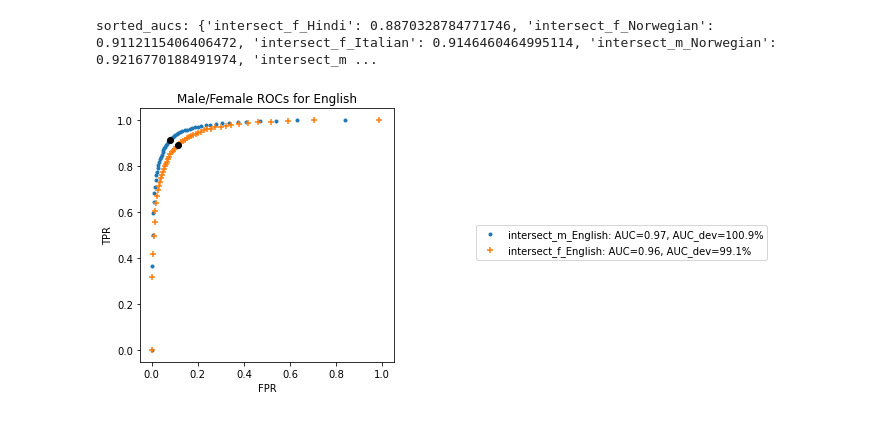
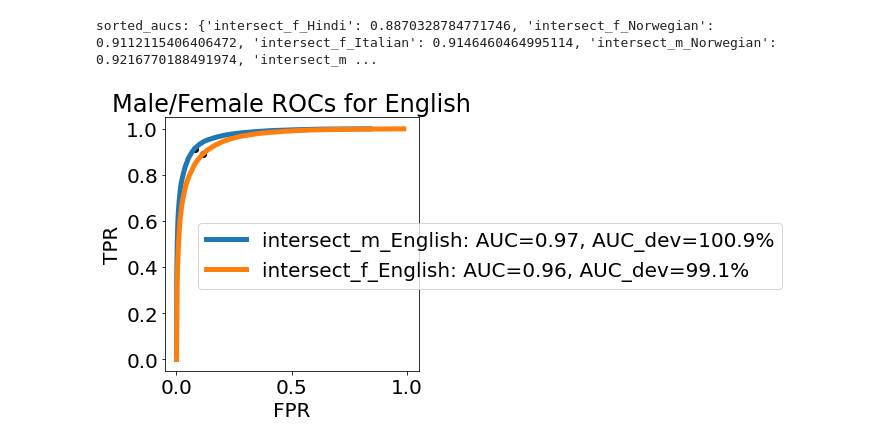
Before and after one commit to mmwebster/voxceleb-fairness, a Jupyter notebook: components/analysis/intersection/analyze_roc_intersect_native_lang.ipynb, the cells around one changed output. Cells and saved outputs as stored; diff of their text form; code cells hidden in the pictures.

```diff
--- a/components/analysis/intersection/analyze_roc_intersect_native_lang.ipynb
+++ b/components/analysis/intersection/analyze_roc_intersect_native_lang.ipynb
@@ -85,14 +86,17 @@ def add_roc_to_plot(ax, tpr, fpr, thresholds, auc, auc_dev, name):
 
     # plot roc
     n_plot_points = 50
-    s = 350
+    s = 150
     skip_interval = int(len(fpr)/n_plot_points)
 
     #auc = round(metrics.auc(fpr, tpr), 2)
 
-    ax.scatter(fpr[::skip_interval], tpr[::skip_interval],
-               label=f"{name}: AUC={round(auc,2)}, AUC_dev={round(auc_dev*100,1)}%",
-               marker=next(markers))#, s=s)
+#     ax.scatter(fpr[::skip_interval], tpr[::skip_interval],
+#                label=f"{name}: AUC={round(auc,2)}, AUC_dev={round(auc_dev*100,1)}%",
+#                marker='.', s=s)
+    ax.plot(fpr[::skip_interval], tpr[::skip_interval],
+           label=f"{name}: AUC={round(auc,2)}, AUC_dev={round(auc_dev*100,1)}%", linewidth=5)
+           #marker='.', s=s)
     # plot optimal point for equal error
     ax.scatter(fpr[best_equal_error], tpr[best_equal_error], marker='o',
                color='black')#, s=s)
@@ -145,34 +149,99 @@ def plot_roc_by_gender(results, intersections_values, save_path):
             fig.legend(loc='center right')
 
             save_name = plt_name.replace('/','_').replace(' ', '_')
             plt.savefig(os.path.join(save_path, save_name))
             plt.show()
 
+# extract AUC value from label
+def auc_from_label(label):
+    m = re.search('.*AUC=(.*),.*', label)
+    if m:
+        return float(m.group(1))
+    return 0
+
+# @brief Plot roc curve from intersection names
+def plot_roc_by_native_lang(results, intersections_values, save_path):
+    n_roc_per_gender = int(len(intersections_values)/2)
+    # add male/female pairs to plots
+    for i in range(0, len(intersections_values), n_roc_per_gender):
+        all_plot_metrics = {}
+        auc_sum = 0
+
+        # get roc data from json dict and queue metrics to plot
+        keys = intersections_values[i:i+n_roc_per_gender]
+
+        # queue male and female metrics for plotting
+        for key in keys:
+            intersection_name = f"intersect_{'_'.join(key)}"
+            exists, series_plot_metrics = get_roc_data_by_key(results, intersection_name)
+            if exists:
+                auc = metrics.auc(series_plot_metrics[1], series_plot_metrics[0])
+                all_plot_metrics[intersection_name] = [*series_plot_metrics, auc]
+                auc_sum += auc
+
+        # add difference from avg AUC for each ROC to plot
+        if len(all_plot_metrics) > 0:
+            auc_avg = auc_sum / len(all_plot_metrics)
+            for key in all_plot_metrics.keys():
+                # append deviation from average
+                _, _, _, auc = all_plot_metrics[key]
+                all_plot_metrics[key] = [*all_plot_metrics[key], auc / auc_avg]
+
+        if len(all_plot_metrics) > 0:
+            #print(f"plotmetrics contains {len(all_plot_metrics)}")
+            fig = plt.figure(figsize=(20,20))
+            ax = fig.add_subplot(121)
+            aucs = []
+
+            for i, (key, series_plot_metrics) in enumerate(all_plot_metrics.items()):
+                aucs.append(add_roc_to_plot(ax, *series_plot_metrics, key))
+
+            plt_name = f"Native Language ROCs for {keys[0][0]}"
+            plt.title(plt_name)
+            plt.xlim((-.05, 1.05))
+
+            plt.rcParams.update({'font.size': 20})
+            ax.set_aspect(1)
+            ax.set_xlabel("FPR")
+            ax.set_ylabel("TPR")
+
+            handles, labels = ax.get_legend_handles_labels()
+            labels, handles = zip(*sorted(zip(labels, handles), key=lambda t: -auc_from_label(t[0])))
+            fig.legend(handles, labels, loc='center right')
+
+            save_name = plt_name.replace('/','_').replace(' ', '_')
+            plt.savefig(os.path.join(save_path, save_name))
+            plt.show()
+
 # ROC plot save path
-roc_plt_save_path = "/home/jupyter/voxceleb-fairness/data/roc/plots/per-native-lang/"
+roc_gender_plt_save_path = "/home/jupyter/voxceleb-fairness/data/roc/plots/per-native-lang-v2/"
+roc_native_lang_plt_save_path = "/home/jupyter/voxceleb-fairness/data/roc/plots/per-gender/"
 
 # all sensitive param values
 gender_values = ['m', 'f']
 native_lang_map_full = {'Australia': 'English', 'India': 'Hindi', 'Norway': 'Norwegian', 'Ireland': 'English', 'Germany': 'German', 'New Zealand': 'English', 'Italy': 'Italian','Mexico': 'Spanish',\
                   'Sweden': 'Swedish', 'Spain': 'Spanish', 'Russia': 'Russian', 'Switzerland': 'Mixed', 'Chile': 'Spanish', 'Philippines': 'English', 'Croatia': 'Croatian', 'Denmark': 'Danish',\
                   'Netherlands': 'Dutch', 'Poland': 'Polish', 'Portugal': 'Portuguese', 'China': 'Mandarin', 'France': 'French', 'Guyana': 'English', 'Singapore': 'English', 'Brazil': 'Portuguese',\
                   'Sri Lanka': 'Sinhala', 'South Africa': 'Afrikaans', 'South Korea': 'Korean', 'Trinidad and Tobago': 'English', 'Pakistan': 'English', 'Austria': 'German',\
                   'Israel': 'Hebrew', 'Iran': 'Persian', 'Sudan': 'Arabic', 'USA': 'English', 'UK': 'English', 'Canada': 'English'}
 native_lang_values_full = list(set(native_lang_map_full.values()))
 
 gender_native_lang_full_intersections = get_intersection_combos(gender_values, native_lang_values_full)
 
 with open('/home/jupyter/voxceleb-fairness/data/roc/roc_intersect_gender_native_lang_full.json', 'r') as fp:
     results = json.load(fp)
 
     # compute AUCs
     intersection_aucs = get_intersection_aucs(results, gender_native_lang_full_intersections)
     sorted_aucs = {k: v for k, v in sorted(intersection_aucs.items(), key=lambda item: item[1])}
     print(f"sorted_aucs: {sorted_aucs}")
 
-    # plot Gender / Native-Lang intersection ROC
+    # plot Gender / Native-Lang intersection ROC with all curves for a given native lang per plot
     #print(gender_native_lang_full_intersections)
-    plot_roc_by_gender(results, gender_native_lang_full_intersections, roc_plt_save_path)
+    plot_roc_by_gender(results, gender_native_lang_full_intersections, roc_gender_plt_save_path)
+
+    # plot Gender / Native-Lang intersection ROC with all curves for a given gender per plot
+    plot_roc_by_native_lang(results, gender_native_lang_full_intersections, roc_native_lang_plt_save_path)
 # %% [output]
 sorted_aucs: {'intersect_f_Hindi': 0.8870328784771746, 'intersect_f_Norwegian': 0.9112115406406472, 'intersect_f_Italian': 0.9146460464995114, 'intersect_m_Norwegian': 0.9216770188491974, 'intersect_m ...
-[figure, old version]
+[figure, new version]
```
Also changed, not shown: parts of 3 cells of this notebook, 1 other file.
